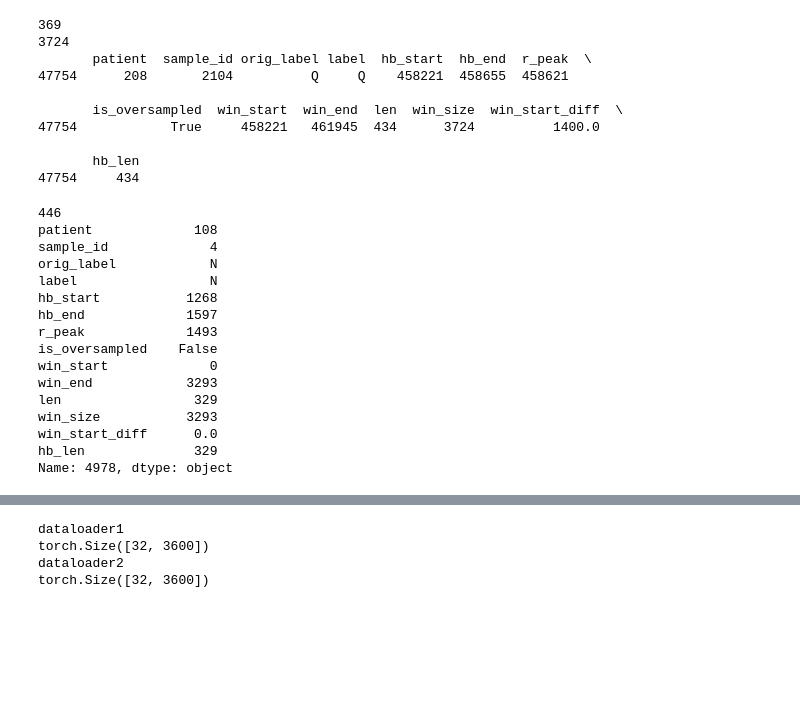
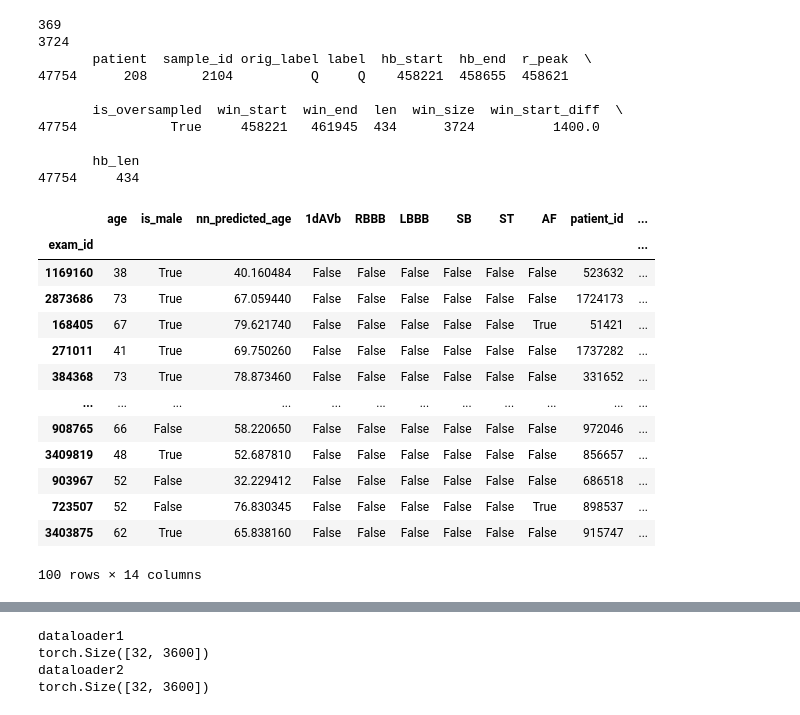
Before and after one commit to luna97/MIT-BIH_ecg_arrhytmia, a Jupyter notebook: test.ipynb, the cells around one changed output, grey strips where cells are left out. Drawn from its saved outputs; the diff is of its cells as text; code cells hidden in the pictures; blank space fills up the shorter version.

```diff
--- a/test.ipynb
+++ b/test.ipynb
@@ -37,27 +38,34 @@ print(max_win_size_row)
 
        hb_len
 47754     434
-# %%
-# get the row where the win_start_diff is mainimum
-min_win_start_diff = df['win_size'].min()
-print(min_win_start_diff)
-# get row at index 61323
-row = df.loc[4978]
-print(row)
-# %% [output]
-446
-patient             108
-sample_id             4
-orig_label            N
-label                 N
-hb_start           1268
-hb_end             1597
-r_peak             1493
-is_oversampled    False
-win_start             0
-win_end            3293
-len                 329
-win_size           3293
-win_start_diff      0.0
-hb_len              329
-Name: 4978, dtype: object
+# %%
+from dataset.helper_code_code15 import load_label
+import numpy as np
+import pandas as pd
+
+# load the label
+from dataset.helper_code_code15 import find_records, load_label, load_signals, load_header, get_age, get_sex
+
+folder = '/media/Volume/data/CODE15/unlabeled_records_360_nkclean/'
+csv_file = '/media/Volume/data/CODE15/exams.csv'
+exams = pd.read_csv(csv_file)
+records = find_records(folder)
+
+# make exam_id the index
+exams.set_index('exam_id', inplace = True)
+exams.head(n = 100)
+# %% [output]
+|  | age | is_male | nn_predicted_age | 1dAVb | RBBB | LBBB | SB | ST | AF | patient_id | ... |
+| exam_id |  |  |  |  |  |  |  |  |  |  | ... |
+| 1169160 | 38 | True | 40.160484 | False | False | False | False | False | False | 523632 | ... |
+| 2873686 | 73 | True | 67.059440 | False | False | False | False | False | False | 1724173 | ... |
+| 168405 | 67 | True | 79.621740 | False | False | False | False | False | True | 51421 | ... |
+| 271011 | 41 | True | 69.750260 | False | False | False | False | False | False | 1737282 | ... |
+| 384368 | 73 | True | 78.873460 | False | False | False | False | False | False | 331652 | ... |
+| ... | ... | ... | ... | ... | ... | ... | ... | ... | ... | ... | ... |
+| 908765 | 66 | False | 58.220650 | False | False | False | False | False | False | 972046 | ... |
+| 3409819 | 48 | True | 52.687810 | False | False | False | False | False | False | 856657 | ... |
+| 903967 | 52 | False | 32.229412 | False | False | False | False | False | False | 686518 | ... |
+| 723507 | 52 | False | 76.830345 | False | False | False | False | False | True | 898537 | ... |
+| 3403875 | 62 | True | 65.838160 | False | False | False | False | False | False | 915747 | ... |
+100 rows × 14 columns
```
Also changed, not shown: parts of 11 cells of this notebook, 12 other files.
